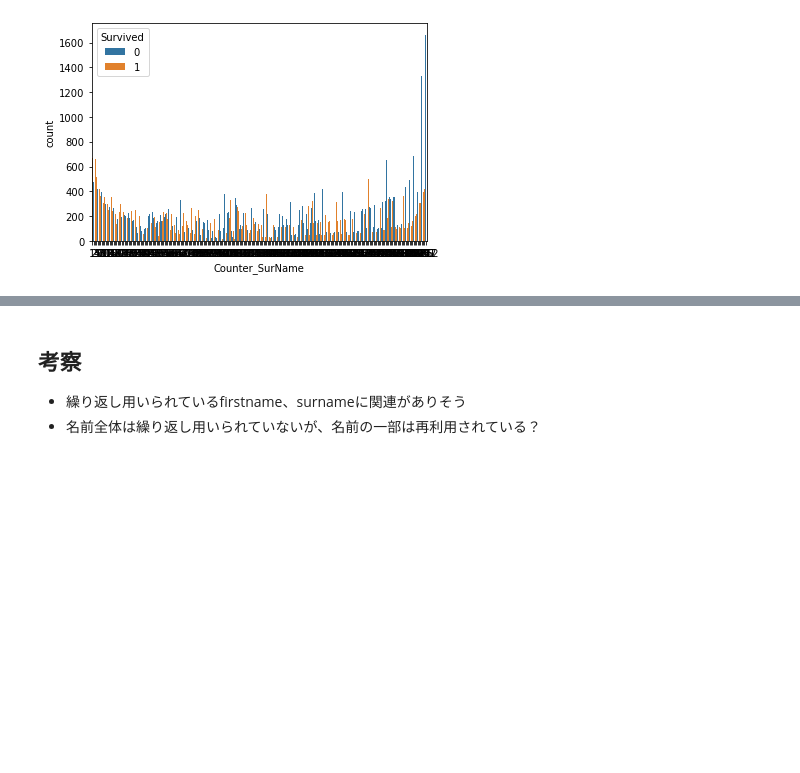
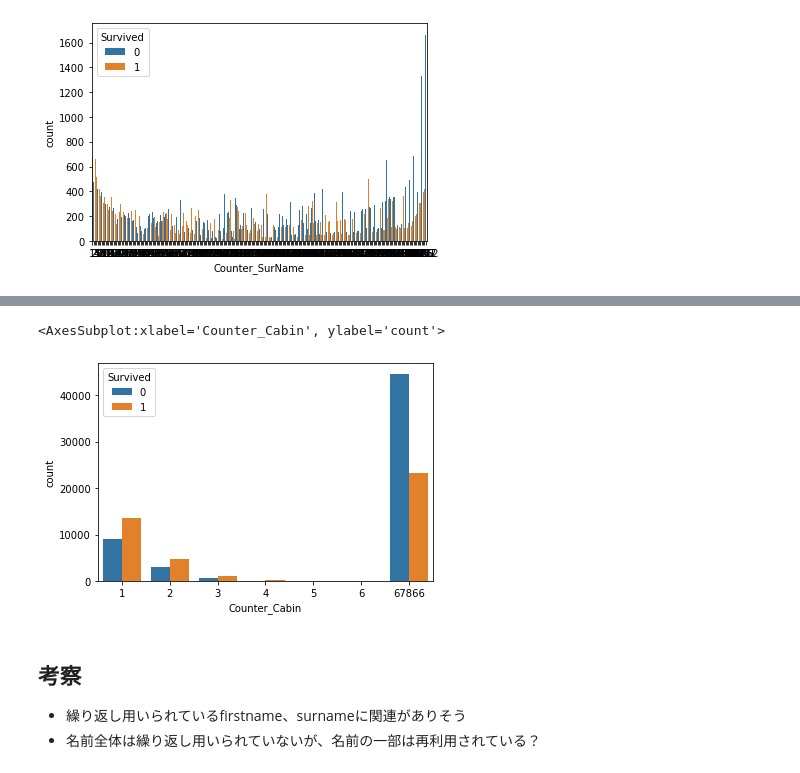
Before and after one commit to kitakou0313/titanic, a Jupyter notebook: tabular/eda.ipynb, the cells around one changed output, grey strips where cells are left out. Saved outputs shown, nothing was run; the diff lists cells and outputs as text; code cells hidden in the pictures; blank space fills up the shorter version.

```diff
--- a/tabular/eda.ipynb
+++ b/tabular/eda.ipynb
@@ -166,3 +168,10 @@ sns.countplot(x="Counter_Ticket", hue="Survived", data=train)
+# %%
+train.Cabin = train.Cabin.map(lambda x:str(x).split()[0])
+train['Counter_Cabin'] = train["Cabin"].map(train.groupby("Cabin")['PassengerId'].count().to_dict())
+sns.countplot(x="Counter_Cabin", hue="Survived", data=train)
+# %% [output]
+<AxesSubplot:xlabel='Counter_Cabin', ylabel='count'>
+[figure, added]
 # %% [markdown]
 ## 考察
 - 繰り返し用いられているfirstname、surnameに関連がありそう
```
Also changed, not shown: parts of 2 cells of this notebook.
